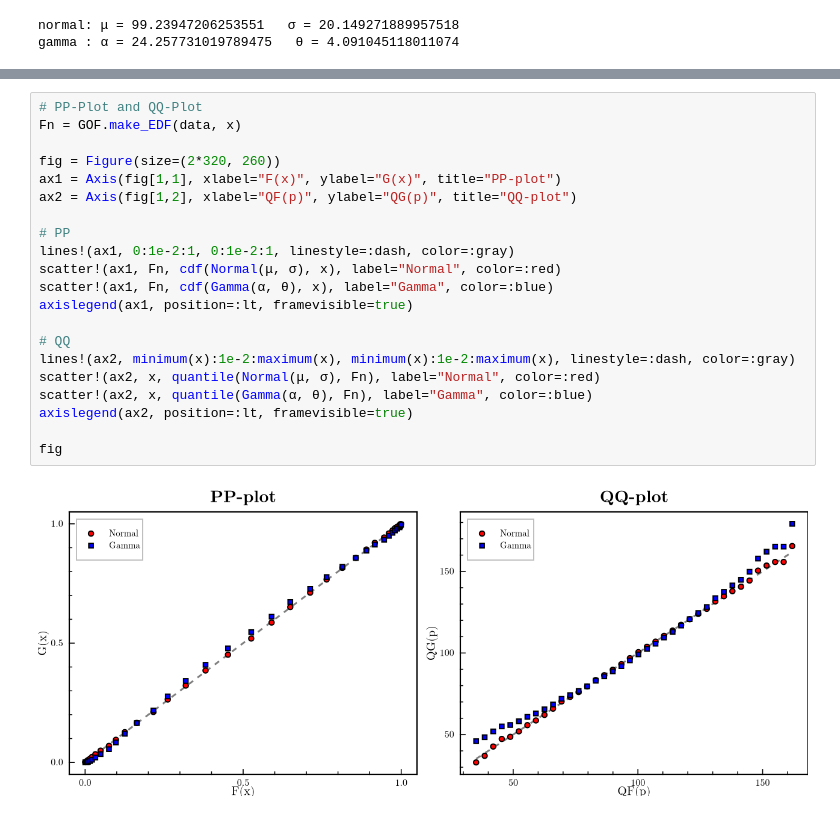
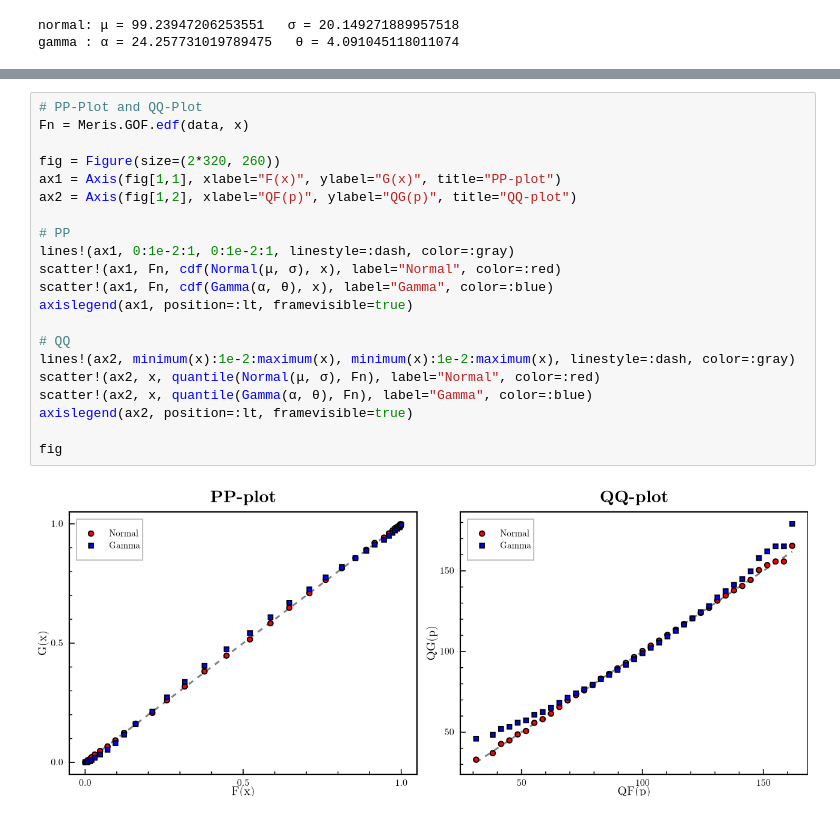
Before and after one commit to luca430/Meris, a Jupyter notebook: python-notebooks/GOF.ipynb, the cells around one changed output, grey strips where cells are left out. Drawn from its saved outputs; the diff is of its cells as text.

```diff
--- a/python-notebooks/GOF.ipynb
+++ b/python-notebooks/GOF.ipynb
@@ -72,26 +71,26 @@ fig
 # %%
 # PP-Plot and QQ-Plot
-Fn = GOF.make_EDF(data, x)
+Fn = Meris.GOF.edf(data, x)
 
 fig = Figure(size=(2*320, 260))
 ax1 = Axis(fig[1,1], xlabel="F(x)", ylabel="G(x)", title="PP-plot")
 ax2 = Axis(fig[1,2], xlabel="QF(p)", ylabel="QG(p)", title="QQ-plot")
 
 # PP
 lines!(ax1, 0:1e-2:1, 0:1e-2:1, linestyle=:dash, color=:gray)
 scatter!(ax1, Fn, cdf(Normal(μ, σ), x), label="Normal", color=:red)
 scatter!(ax1, Fn, cdf(Gamma(α, θ), x), label="Gamma", color=:blue)
 axislegend(ax1, position=:lt, framevisible=true)
 
 # QQ
 lines!(ax2, minimum(x):1e-2:maximum(x), minimum(x):1e-2:maximum(x), linestyle=:dash, color=:gray)
 scatter!(ax2, x, quantile(Normal(μ, σ), Fn), label="Normal", color=:red)
 scatter!(ax2, x, quantile(Gamma(α, θ), Fn), label="Gamma", color=:blue)
 axislegend(ax2, position=:lt, framevisible=true)
 
 fig
 # %% [output]
-[figure, old version]
+[figure, new version]
 # %%
 G_n(x) = cdf(Normal(μ, σ), x)
 G_g(x) = cdf(Gamma(α, θ), x)
```
Also changed, not shown: parts of 6 cells of this notebook, 6 other files.
